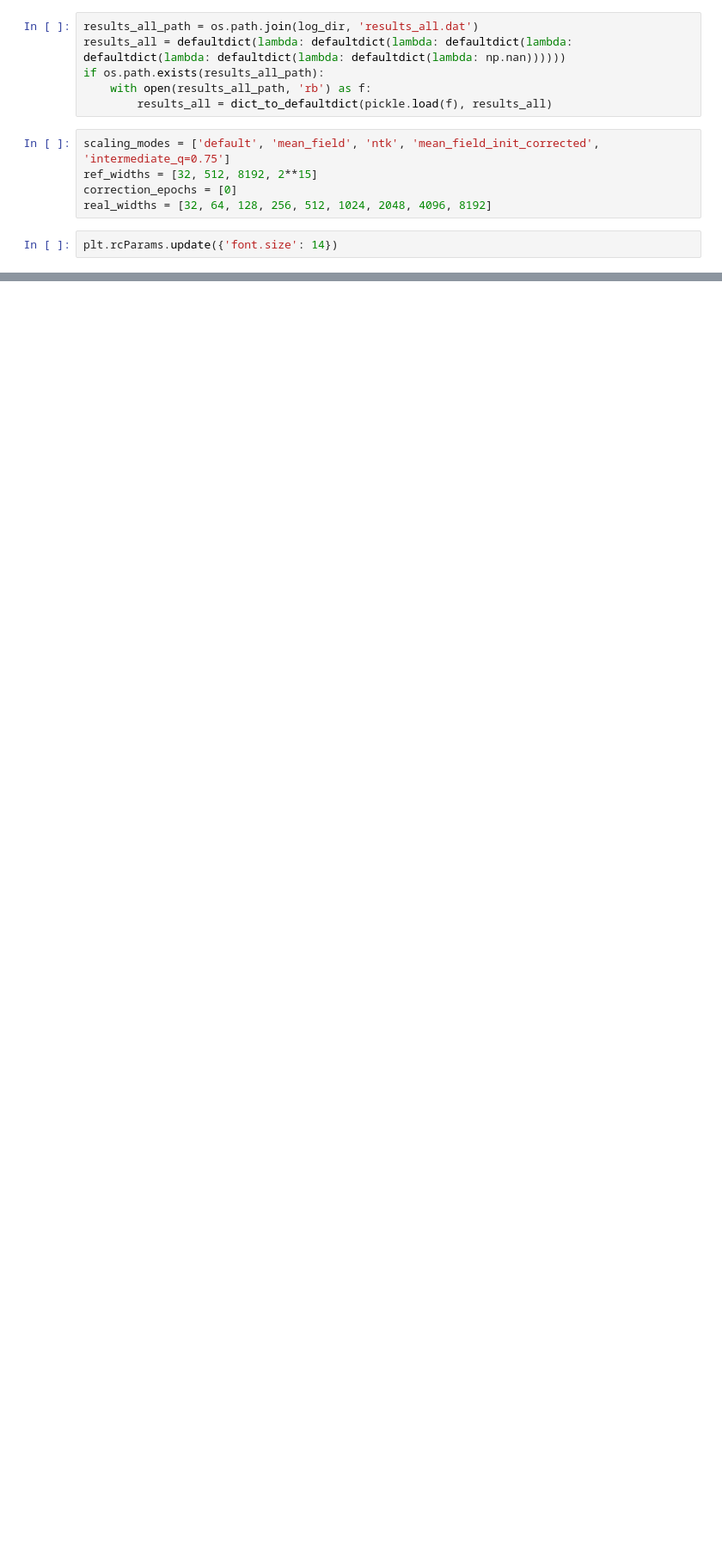
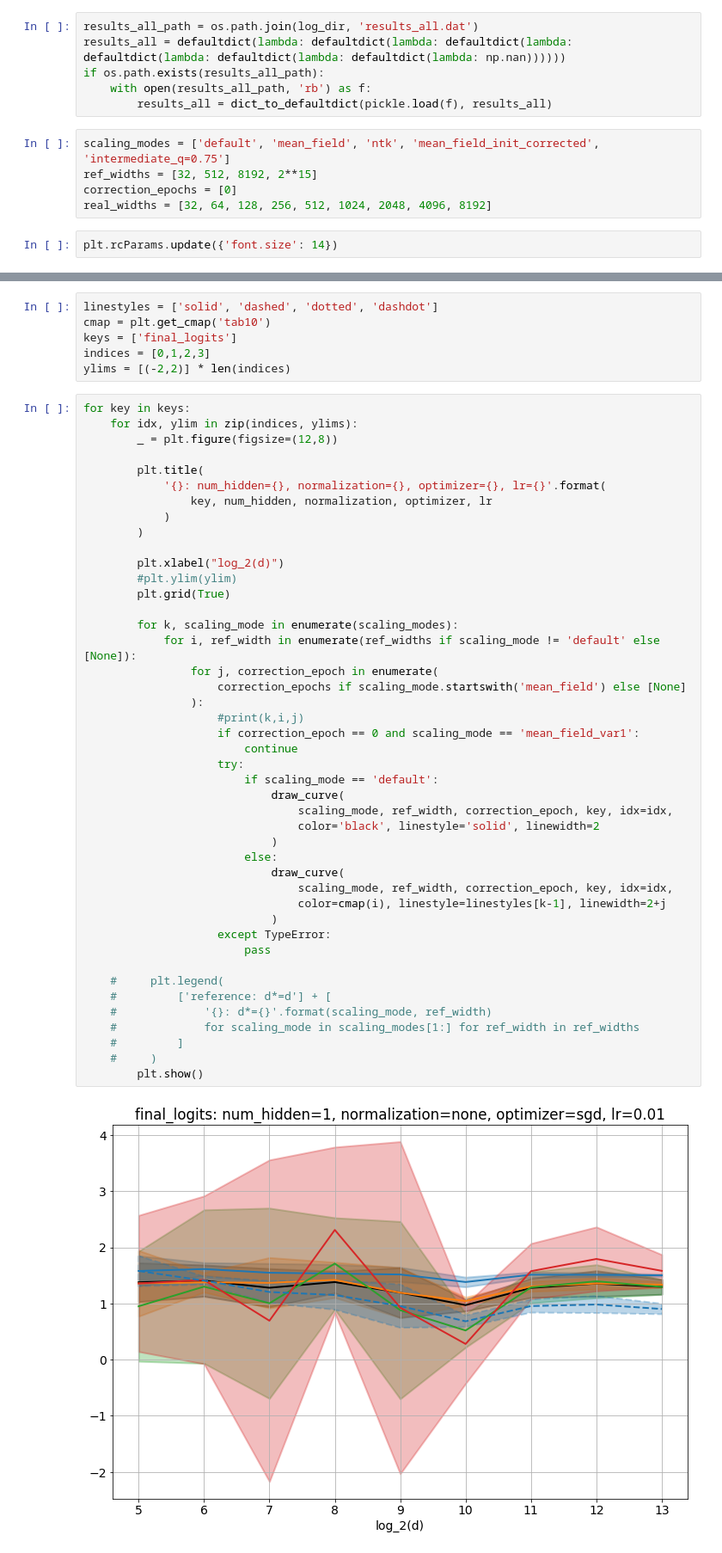
Before and after one commit to deeppavlov/infinite-width_nets, a Jupyter notebook: fcnet_cifar2_ref_width_dependence_plots.ipynb, the cells around one changed output, grey strips where cells are left out. Shown at 86% size. Drawn from its saved outputs; the diff is of its cells as text; blank space fills up the shorter version.

```diff
--- a/fcnet_cifar2_ref_width_dependence_plots.ipynb
+++ b/fcnet_cifar2_ref_width_dependence_plots.ipynb
@@ -105,0 +119,52 @@ for key, ylim in zip(keys, ylims):
+# %%
+linestyles = ['solid', 'dashed', 'dotted', 'dashdot']
+cmap = plt.get_cmap('tab10')
+keys = ['final_logits']
+indices = [0,1,2,3]
+ylims = [(-2,2)] * len(indices)
+# %%
+for key in keys:
+    for idx, ylim in zip(indices, ylims):
+        _ = plt.figure(figsize=(12,8))
+
+        plt.title(
+            '{}: num_hidden={}, normalization={}, optimizer={}, lr={}'.format(
+                key, num_hidden, normalization, optimizer, lr
+            )
+        )
+
+        plt.xlabel("log_2(d)")
+        #plt.ylim(ylim)
+        plt.grid(True)
+
+        for k, scaling_mode in enumerate(scaling_modes):
+            for i, ref_width in enumerate(ref_widths if scaling_mode != 'default' else [None]):
+                for j, correction_epoch in enumerate(
+                    correction_epochs if scaling_mode.startswith('mean_field') else [None]
+                ):
+                    #print(k,i,j)
+                    if correction_epoch == 0 and scaling_mode == 'mean_field_var1':
+                        continue
+                    try:
+                        if scaling_mode == 'default':
+                            draw_curve(
+                                scaling_mode, ref_width, correction_epoch, key, idx=idx,
+                                color='black', linestyle='solid', linewidth=2
+                            )
+                        else:
+                            draw_curve(
+                                scaling_mode, ref_width, correction_epoch, key, idx=idx,
+                                color=cmap(i), linestyle=linestyles[k-1], linewidth=2+j
+                            )
+                    except TypeError:
+                        pass
+
+    #     plt.legend(
+    #         ['reference: d*=d'] + [
+    #             '{}: d*={}'.format(scaling_mode, ref_width)
+    #             for scaling_mode in scaling_modes[1:] for ref_width in ref_widths
+    #         ]
+    #     )
+        plt.show()
+# %% [output]
+[figure, added]
```
Also changed, not shown: parts of 6 cells of this notebook, 6 other files.
